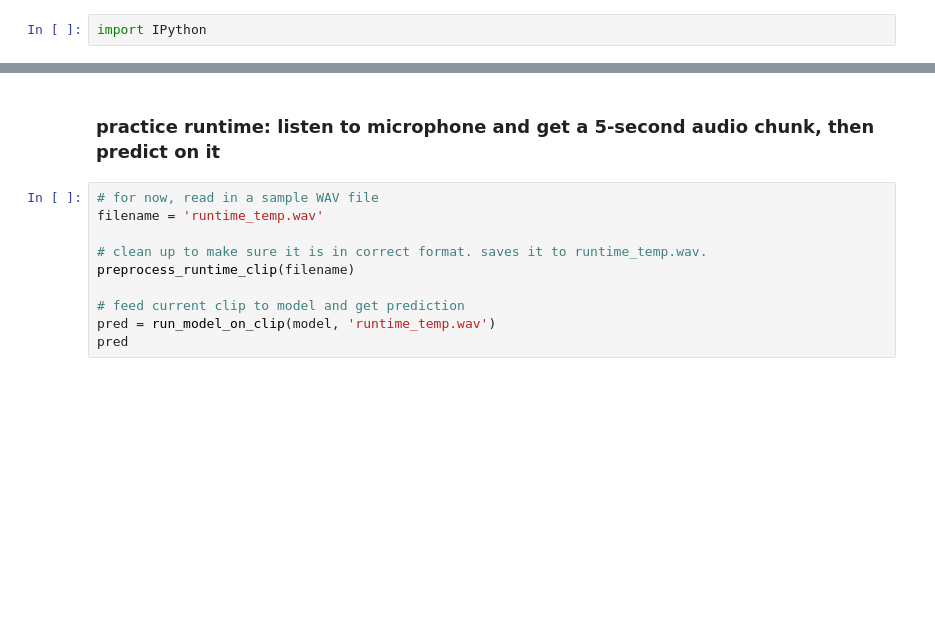
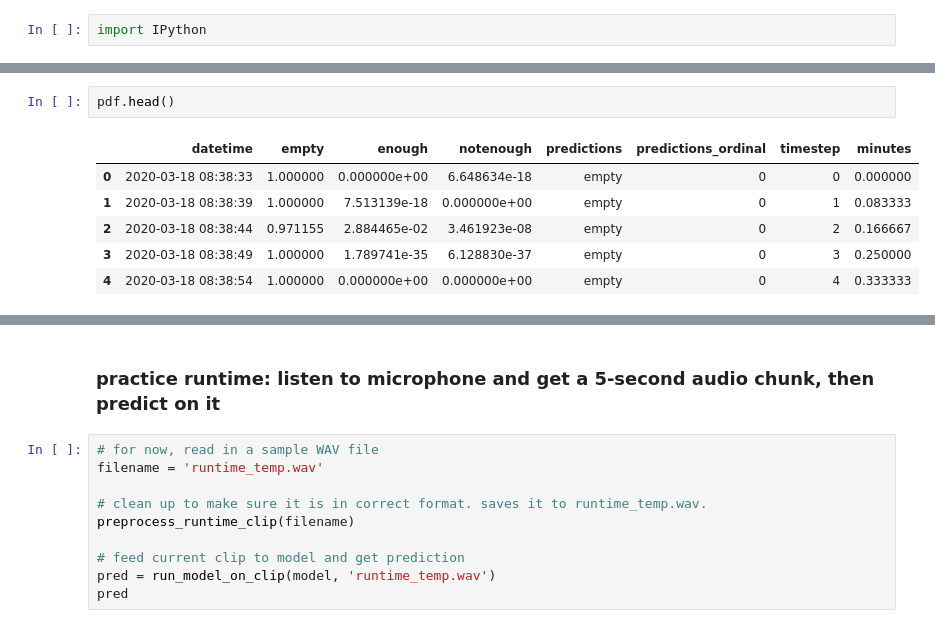
Before and after one commit to lukewolcott/med-bell, a Jupyter notebook: runtime.ipynb, the cells around one changed output, grey strips where cells are left out. Saved outputs shown, nothing was run; the diff lists cells and outputs as text; blank space fills up the shorter version.

```diff
--- a/runtime.ipynb
+++ b/runtime.ipynb
@@ -121,0 +160,9 @@ array([[7.34719113e+01, 4.63224519e+00, 6.23021348e+00, ...,
+# %%
+pdf.head()
+# %% [output]
+|  | datetime | empty | enough | notenough | predictions | predictions_ordinal | timestep | minutes |
+| 0 | 2020-03-18 08:38:33 | 1.000000 | 0.000000e+00 | 6.648634e-18 | empty | 0 | 0 | 0.000000 |
+| 1 | 2020-03-18 08:38:39 | 1.000000 | 7.513139e-18 | 0.000000e+00 | empty | 0 | 1 | 0.083333 |
+| 2 | 2020-03-18 08:38:44 | 0.971155 | 2.884465e-02 | 3.461923e-08 | empty | 0 | 2 | 0.166667 |
+| 3 | 2020-03-18 08:38:49 | 1.000000 | 1.789741e-35 | 6.128830e-37 | empty | 0 | 3 | 0.250000 |
+| 4 | 2020-03-18 08:38:54 | 1.000000 | 0.000000e+00 | 0.000000e+00 | empty | 0 | 4 | 0.333333 |
```
Also changed, not shown: parts of 21 cells of this notebook, 4 other files.
